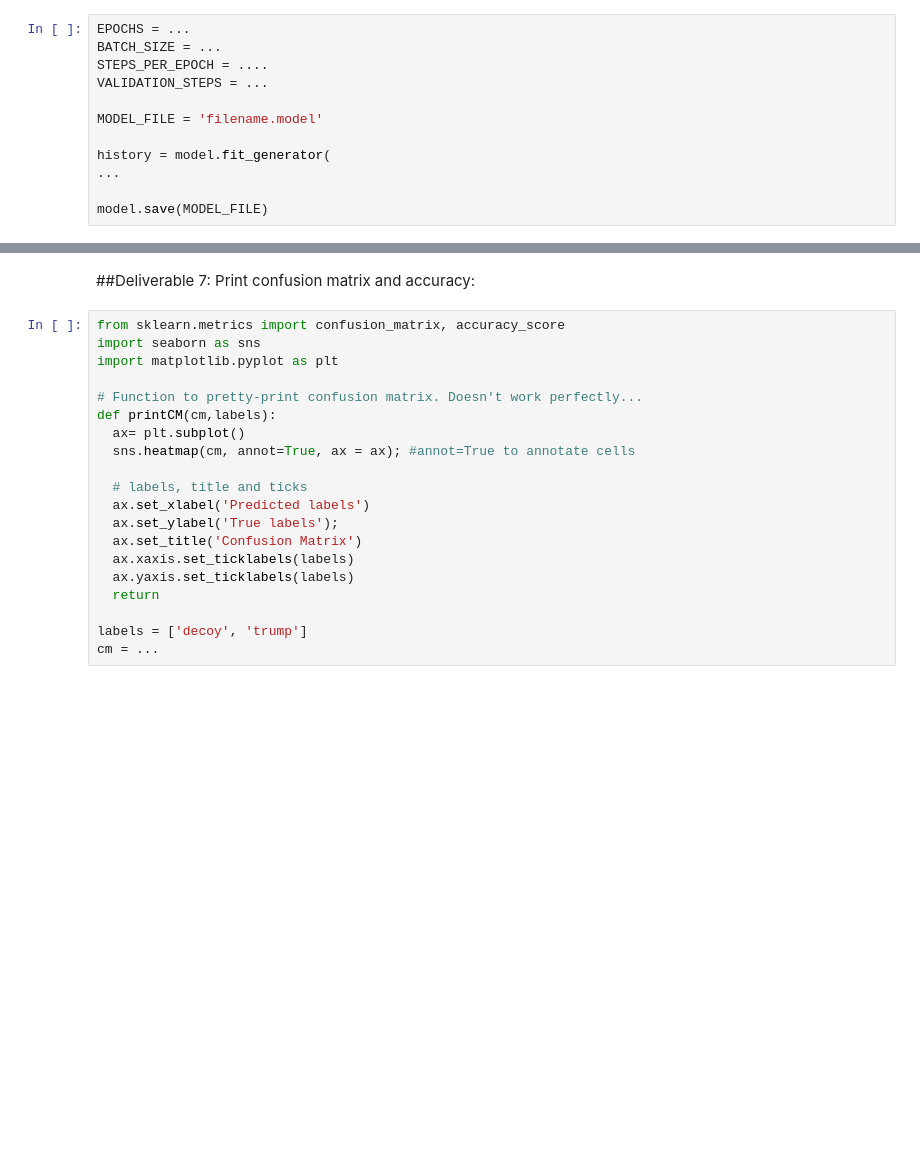
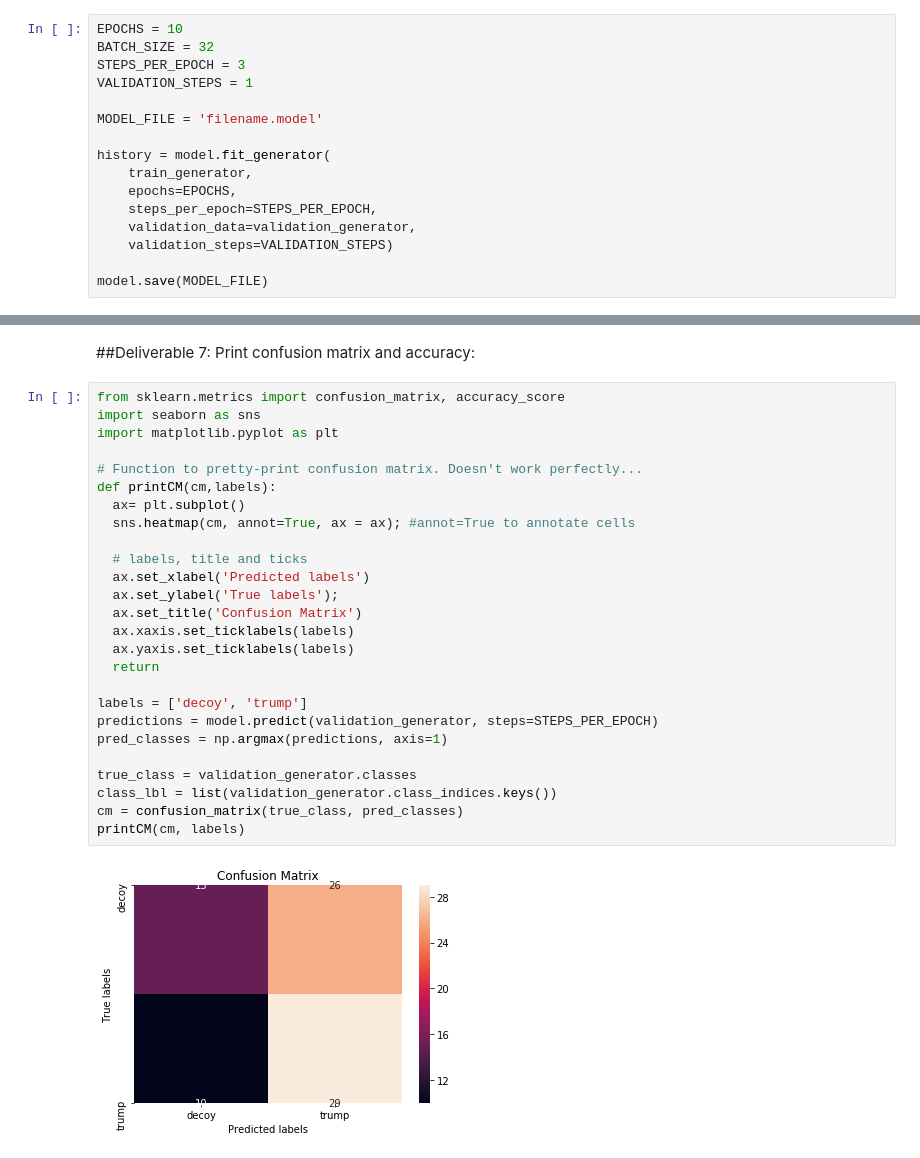
Before and after one commit to BrijPatel15/ML_Adventures, a Jupyter notebook: SYSC4906_Assig2_Template.ipynb, the cells around one changed output, grey strips where cells are left out. Drawn from its saved outputs; the diff is of its cells as text; blank space fills up the shorter version.

```diff
--- a/SYSC4906_Assig2_Template.ipynb
+++ b/SYSC4906_Assig2_Template.ipynb
@@ -226,14 +262,18 @@ validation_generator = validation_datagen.flow_from_directory(
 # %% [markdown]
 #Step 6: Use transfer learning to train the new CNN
 # %%
-EPOCHS = ...
-BATCH_SIZE = ...
-STEPS_PER_EPOCH = ....
-VALIDATION_STEPS = ...
+EPOCHS = 10
+BATCH_SIZE = 32
+STEPS_PER_EPOCH = 3
+VALIDATION_STEPS = 1
 
 MODEL_FILE = 'filename.model'
 
 history = model.fit_generator(
-...
+    train_generator,
+    epochs=EPOCHS,
+    steps_per_epoch=STEPS_PER_EPOCH,
+    validation_data=validation_generator,
+    validation_steps=VALIDATION_STEPS)
 
 model.save(MODEL_FILE)
@@ -297,20 +383,28 @@ label = predictTrump(model, img)
 # %%
 from sklearn.metrics import confusion_matrix, accuracy_score
 import seaborn as sns
 import matplotlib.pyplot as plt
 
 # Function to pretty-print confusion matrix. Doesn't work perfectly...
 def printCM(cm,labels):
   ax= plt.subplot()
   sns.heatmap(cm, annot=True, ax = ax); #annot=True to annotate cells
 
   # labels, title and ticks
   ax.set_xlabel('Predicted labels')
   ax.set_ylabel('True labels');
   ax.set_title('Confusion Matrix')
   ax.xaxis.set_ticklabels(labels)
   ax.yaxis.set_ticklabels(labels)
   return
 
 labels = ['decoy', 'trump']
-cm = ...
+predictions = model.predict(validation_generator, steps=STEPS_PER_EPOCH)
+pred_classes = np.argmax(predictions, axis=1)
+
+true_class = validation_generator.classes
+class_lbl = list(validation_generator.class_indices.keys())
+cm = confusion_matrix(true_class, pred_classes)
+printCM(cm, labels)
+# %% [output]
+[figure, added]
```
Also changed, not shown: parts of 10 cells of this notebook.
